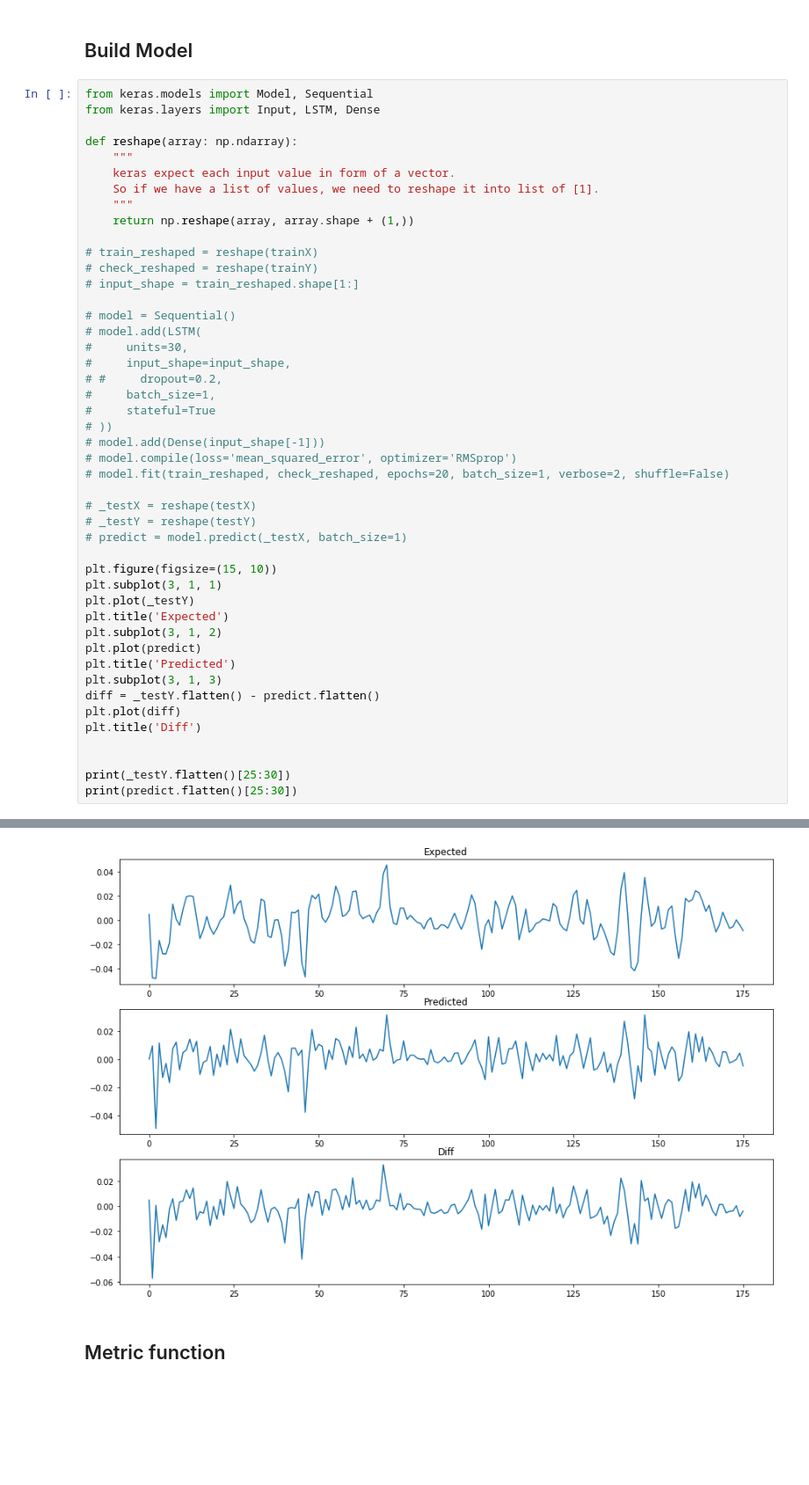
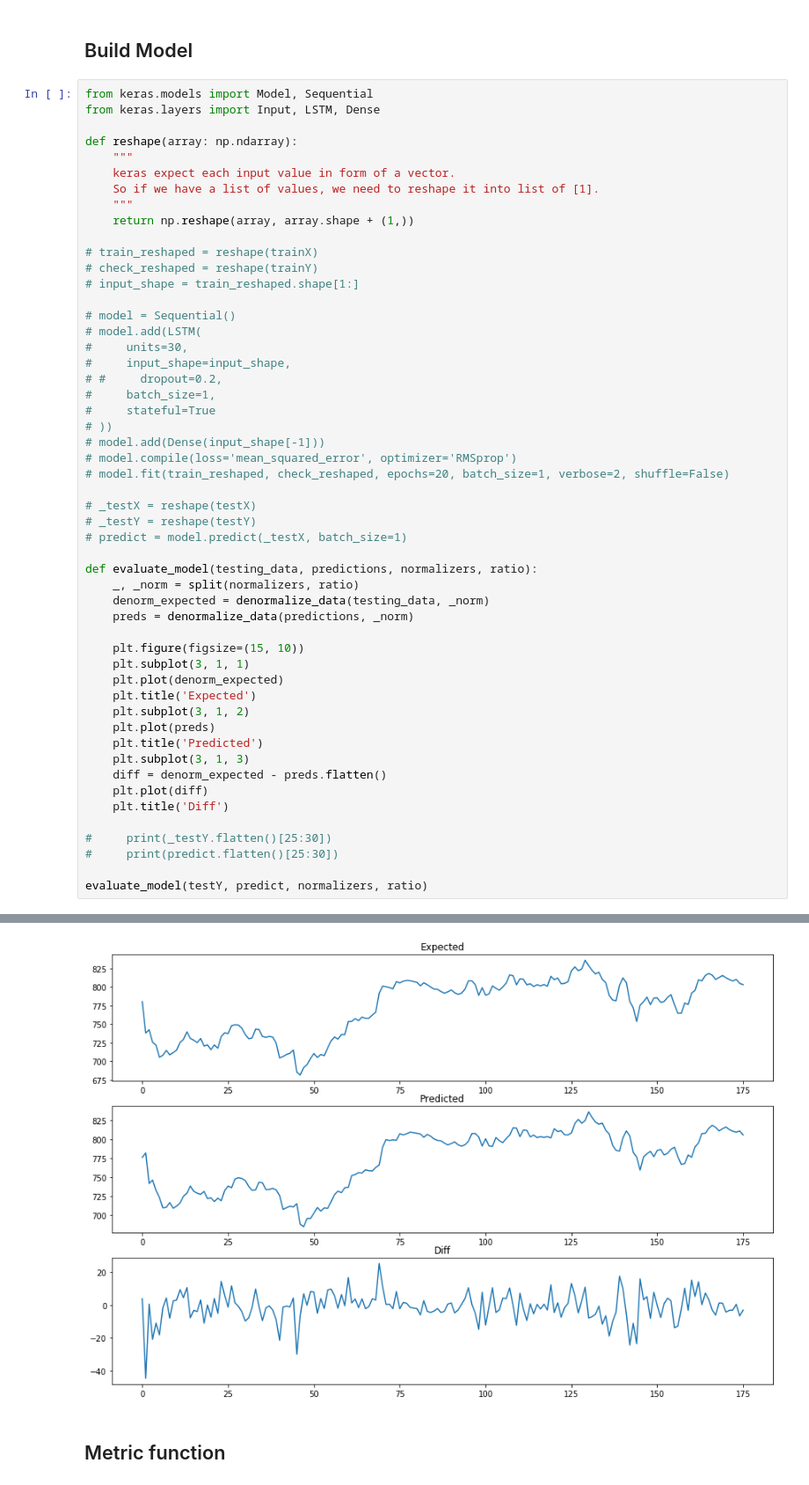
Before and after one commit to vhquang/machine-learning, a Jupyter notebook: stock-price.ipynb, the cells around one changed output, grey strips where cells are left out. Shown at 88% size. Drawn from its saved outputs; the diff is of its cells as text; blank space fills up the shorter version.

Commit message:
convert the result model predictions to dollar values, through denormalization

```diff
--- a/stock-price.ipynb
+++ b/stock-price.ipynb
@@ -164,19 +165,25 @@ def reshape(array: np.ndarray):
 # _testY = reshape(testY)
 # predict = model.predict(_testX, batch_size=1)
 
-plt.figure(figsize=(15, 10))
-plt.subplot(3, 1, 1)
-plt.plot(_testY)
-plt.title('Expected')
-plt.subplot(3, 1, 2)
-plt.plot(predict)
-plt.title('Predicted')
-plt.subplot(3, 1, 3)
-diff = _testY.flatten() - predict.flatten()
-plt.plot(diff)
-plt.title('Diff')
+def evaluate_model(testing_data, predictions, normalizers, ratio):
+    _, _norm = split(normalizers, ratio)
+    denorm_expected = denormalize_data(testing_data, _norm)
+    preds = denormalize_data(predictions, _norm)
 
+    plt.figure(figsize=(15, 10))
+    plt.subplot(3, 1, 1)
+    plt.plot(denorm_expected)
+    plt.title('Expected')
+    plt.subplot(3, 1, 2)
+    plt.plot(preds)
+    plt.title('Predicted')
+    plt.subplot(3, 1, 3)
+    diff = denorm_expected - preds.flatten()
+    plt.plot(diff)
+    plt.title('Diff')
 
-print(_testY.flatten()[25:30])
-print(predict.flatten()[25:30])
+#     print(_testY.flatten()[25:30])
+#     print(predict.flatten()[25:30])
+
+evaluate_model(testY, predict, normalizers, ratio)
 # %% [output]
@@ -200,4 +190,4 @@ Epoch 20/20
-[figure, old version]
+[figure, new version]
 # %% [markdown]
 ## Metric function
 # %% [markdown]
```
Also changed, not shown: parts of 2 cells of this notebook.
